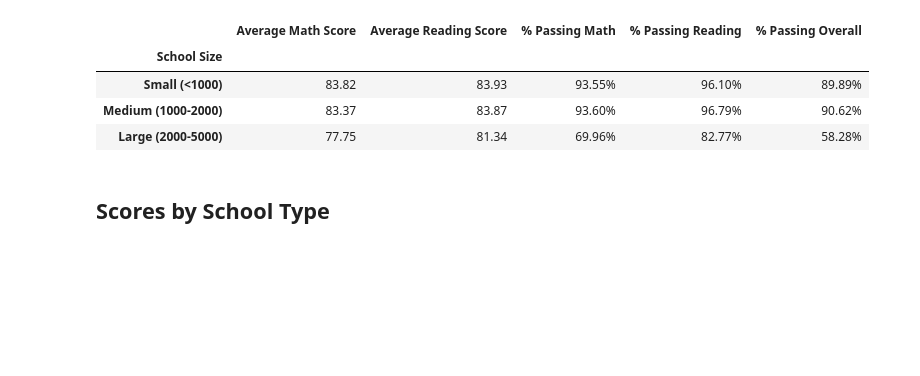
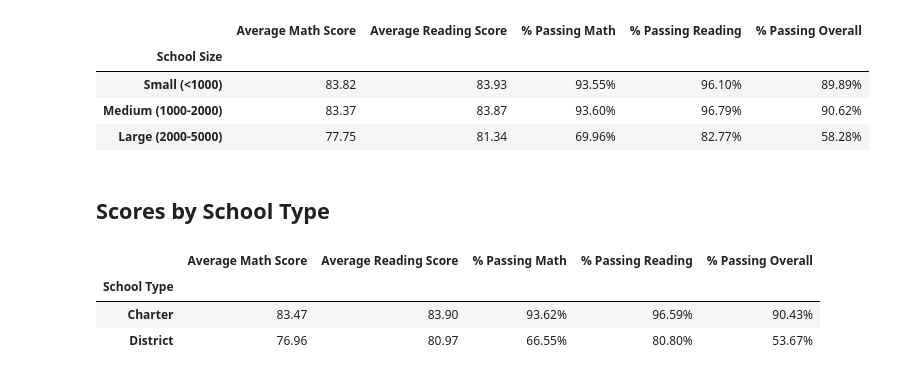
Before and after one commit to TheEvilSombrero/PyCitySchools, a Jupyter notebook: PyCitySchools_starter-Copy1.ipynb, the cells around one changed output. Drawn from its saved outputs; the diff is of its cells as text; code cells hidden in the pictures; blank space fills up the shorter version.

```diff
--- a/PyCitySchools_starter-Copy1.ipynb
+++ b/PyCitySchools_starter-Copy1.ipynb
@@ -463,17 +463,23 @@ size_summary
 | Large (2000-5000) | 77.75 | 81.34 | 69.96% | 82.77% | 58.28% |
 # %% [markdown]
 ## Scores by School Type
+# %%
+# Copying original DF
+per_school_summary_copy = per_school_summary.copy()
+
+# Changing data types
+per_school_summary_copy["Average Math Score"] = per_school_summary_copy["Average Math Score"].apply(lambda x : float(x))
+per_school_summary_copy["Average Reading Score"] = per_school_summary_copy["Average Reading Score"].apply(lambda x : float(x))
+per_school_summary_copy["% Passing Math"] = per_school_summary_copy["% Passing Math"].apply(lambda x : float(x.replace('%', '')))
+per_school_summary_copy["% Passing Reading"] = per_school_summary_copy["% Passing Reading"].apply(lambda x : float(x.replace('%', '')))
+per_school_summary_copy["% Passing Overall"] = per_school_summary_copy["% Passing Overall"].apply(lambda x : float(x.replace('%', '')))
 # %%
 # Group the per_school_summary DataFrame by "School Type" and average the results.
-type_math_scores =
-type_reading_scores =
-type_passing_math =
-type_passing_reading =
-type_overall_passing =
+summary_by_type = per_school_summary_copy.groupby(["School Type"]).mean()
 
 # Use the code provided to select new column data
-average_math_score_by_type = type_math_scores["Average Math Score"]
-average_reading_score_by_type = type_reading_scores["Average Reading Score"]
-average_percent_passing_math_by_type = type_passing_math["% Passing Math"]
-average_percent_passing_reading_by_type = type_passing_reading["% Passing Reading"]
-average_percent_overall_passing_by_type = type_overall_passing["% Overall Passing"]
+average_math_score_by_type = summary_by_type["Average Math Score"]
+average_reading_score_by_type = summary_by_type["Average Reading Score"]
+average_percent_passing_math_by_type = summary_by_type["% Passing Math"]
+average_percent_passing_reading_by_type = summary_by_type["% Passing Reading"]
+average_percent_overall_passing_by_type = summary_by_type["% Passing Overall"]
@@ -485,0 +486,18 @@ type_summary
+# %%
+# Assemble the new data by type into a DataFrame called `type_summary`
+type_summary = pd.concat([average_math_score_by_type, average_reading_score_by_type, average_percent_passing_math_by_type, average_percent_passing_reading_by_type, average_percent_overall_passing_by_type], axis=1)
+
+# Formatting Results
+type_summary["Average Math Score"] = type_summary["Average Math Score"].map("{:,.2f}".format)
+type_summary["Average Reading Score"] = type_summary["Average Reading Score"].map("{:,.2f}".format)
+type_summary["% Passing Math"] = type_summary["% Passing Math"].map("{:,.2f}%".format)
+type_summary["% Passing Reading"] = type_summary["% Passing Reading"].map("{:,.2f}%".format)
+type_summary["% Passing Overall"] = type_summary["% Passing Overall"].map("{:,.2f}%".format)
+
+# Display results
+type_summary
+# %% [output]
+|  | Average Math Score | Average Reading Score | % Passing Math | % Passing Reading | % Passing Overall |
+| School Type |  |  |  |  |  |
+| Charter | 83.47 | 83.90 | 93.62% | 96.59% | 90.43% |
+| District | 76.96 | 80.97 | 66.55% | 80.80% | 53.67% |
```
Also changed, not shown: parts of 1 cell of this notebook.
